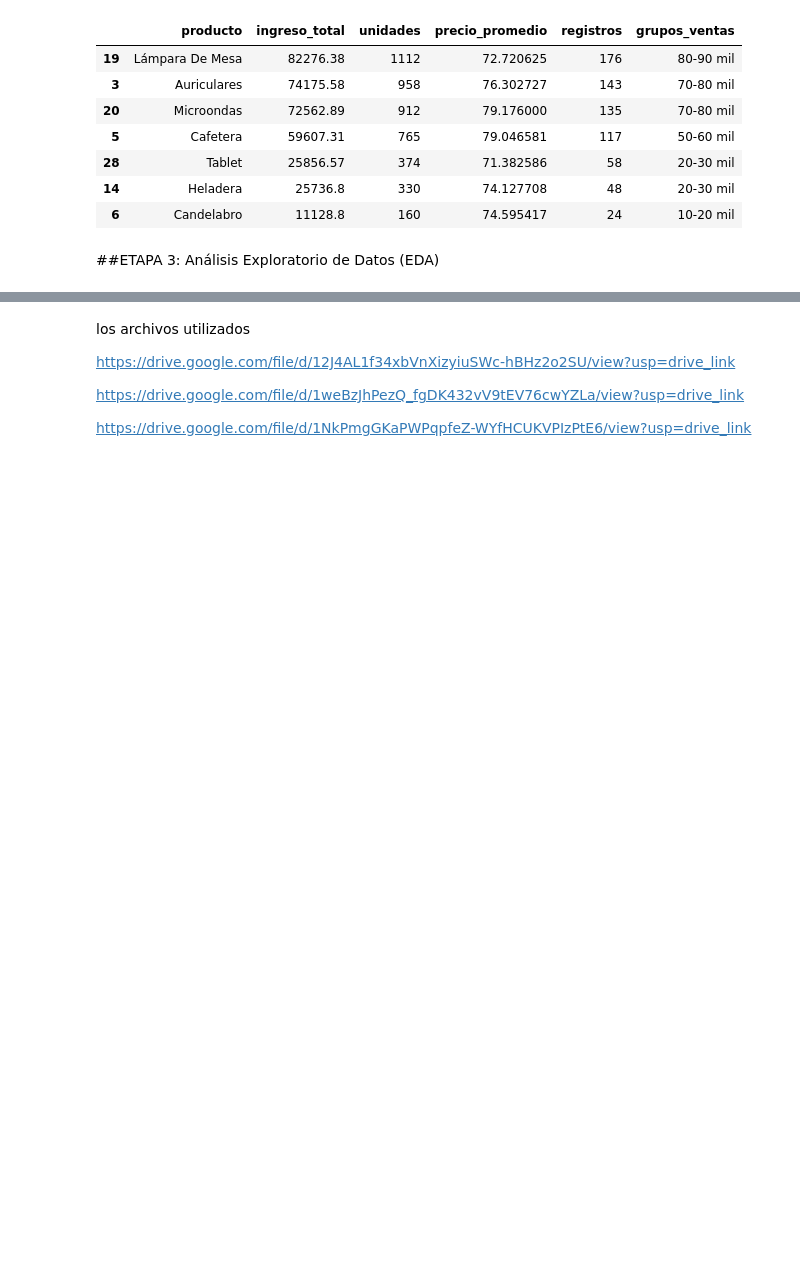
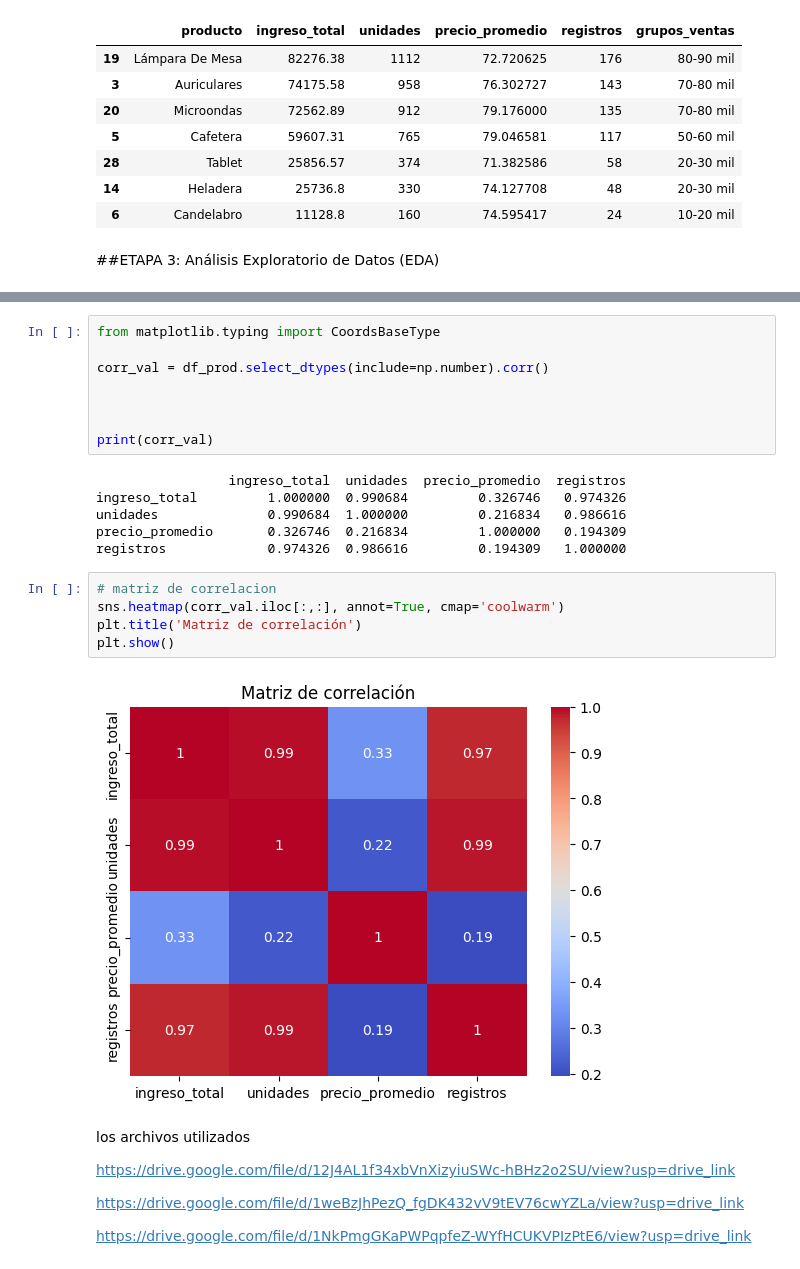
Before and after one commit to dataccounting/Sanvido-Gonzalo-comision-26252-TPI-data-analytics, a Jupyter notebook: Sanvido_Gonzalo_comision_25262_TPI_data_analytics.ipynb, the cells around one changed output, grey strips where cells are left out. Cells and saved outputs as stored; diff of their text form; blank space fills up the shorter version.

```diff
--- a/Sanvido_Gonzalo_comision_25262_TPI_data_analytics.ipynb
+++ b/Sanvido_Gonzalo_comision_25262_TPI_data_analytics.ipynb
@@ -1392,3 +1456,24 @@ Outliers detectados:
+# %%
+from matplotlib.typing import CoordsBaseType
+
+corr_val = df_prod.select_dtypes(include=np.number).corr()
+
+
+
+print(corr_val)
+# %% [output]
+                 ingreso_total  unidades  precio_promedio  registros
+ingreso_total         1.000000  0.990684         0.326746   0.974326
+unidades              0.990684  1.000000         0.216834   0.986616
+precio_promedio       0.326746  0.216834         1.000000   0.194309
+registros             0.974326  0.986616         0.194309   1.000000
+# %%
+# matriz de correlacion
+sns.heatmap(corr_val.iloc[:,:], annot=True, cmap='coolwarm')
+plt.title('Matriz de correlación')
+plt.show()
+# %% [output]
+[figure, added]
 # %% [markdown]
 los archivos utilizados
 
```
Also changed, not shown: parts of 4 cells of this notebook.
